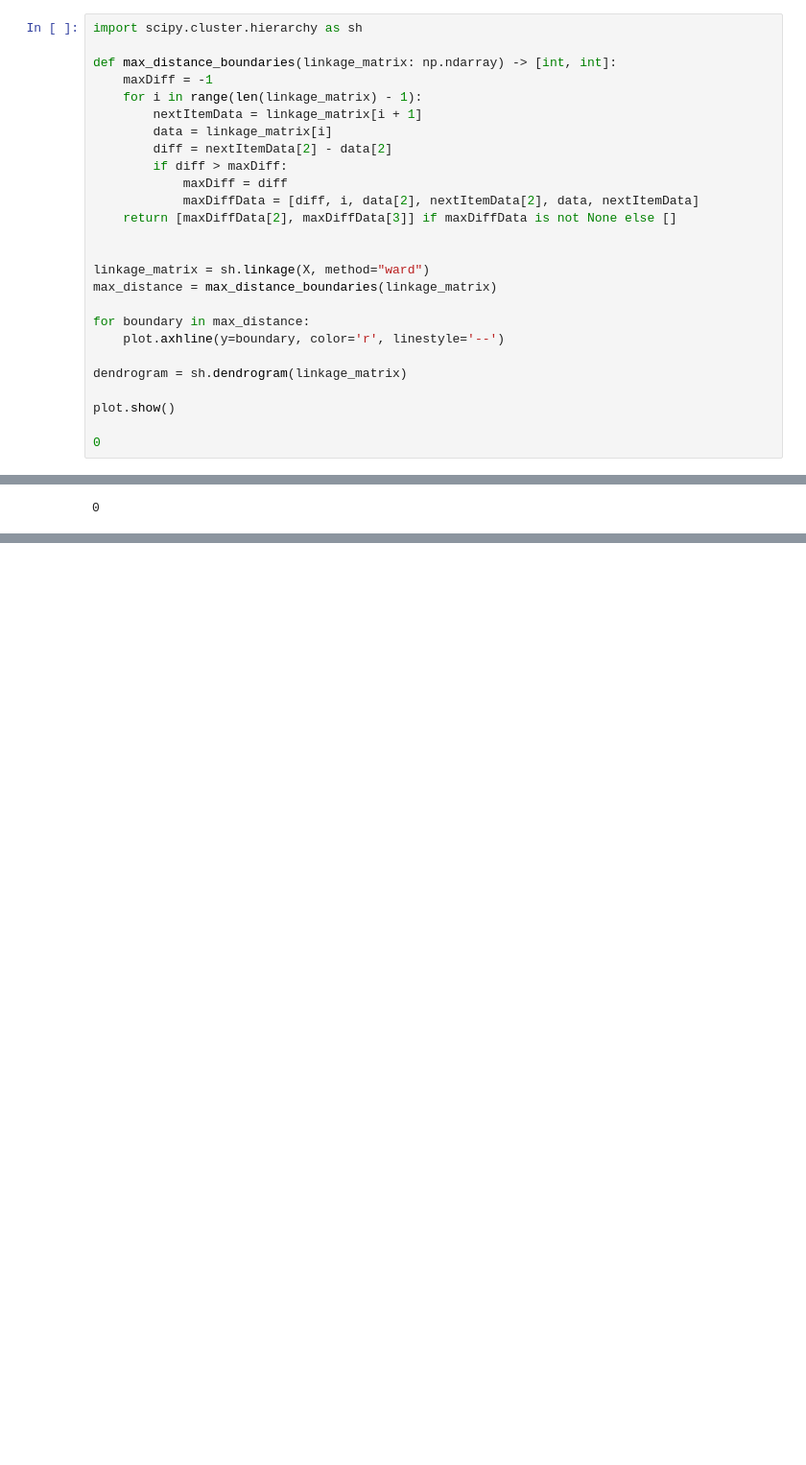
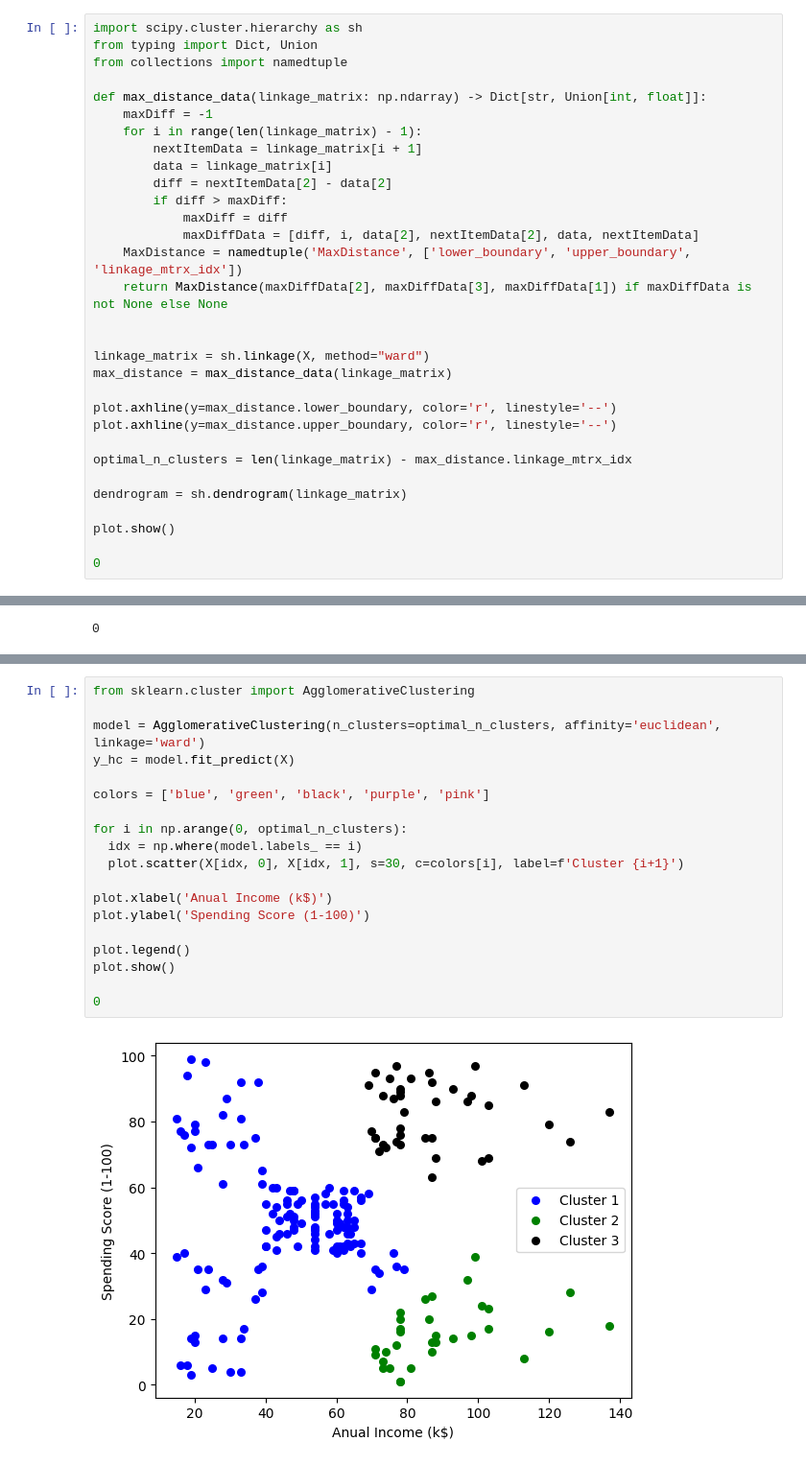
Before and after one commit to jvlad/machine_learning_exercises, a Jupyter notebook: src/clustering/hirarchical_clustering.ipynb, the cells around one changed output, grey strips where cells are left out. Shown at 96% size. Drawn from its saved outputs; the diff is of its cells as text; blank space fills up the shorter version.

Commit message:
Completed clustering exercises

```diff
--- a/src/clustering/hirarchical_clustering.ipynb
+++ b/src/clustering/hirarchical_clustering.ipynb
@@ -18,8 +18,10 @@ X = dataset.iloc[:, 3:5].values
 0
 # %%
 import scipy.cluster.hierarchy as sh
+from typing import Dict, Union
+from collections import namedtuple
 
-def max_distance_boundaries(linkage_matrix: np.ndarray) -> [int, int]:
+def max_distance_data(linkage_matrix: np.ndarray) -> Dict[str, Union[int, float]]:
     maxDiff = -1
     for i in range(len(linkage_matrix) - 1):
         nextItemData = linkage_matrix[i + 1]
@@ -28,14 +30,17 @@ def max_distance_boundaries(linkage_matrix: np.ndarray) -> [int, int]:
         if diff > maxDiff:
             maxDiff = diff
             maxDiffData = [diff, i, data[2], nextItemData[2], data, nextItemData]
-    return [maxDiffData[2], maxDiffData[3]] if maxDiffData is not None else []
+    MaxDistance = namedtuple('MaxDistance', ['lower_boundary', 'upper_boundary', 'linkage_mtrx_idx'])
+    return MaxDistance(maxDiffData[2], maxDiffData[3], maxDiffData[1]) if maxDiffData is not None else None
 
 
 linkage_matrix = sh.linkage(X, method="ward")
-max_distance = max_distance_boundaries(linkage_matrix)
+max_distance = max_distance_data(linkage_matrix)
 
-for boundary in max_distance:
-    plot.axhline(y=boundary, color='r', linestyle='--')
+plot.axhline(y=max_distance.lower_boundary, color='r', linestyle='--')
+plot.axhline(y=max_distance.upper_boundary, color='r', linestyle='--')
+
+optimal_n_clusters = len(linkage_matrix) - max_distance.linkage_mtrx_idx
 
 dendrogram = sh.dendrogram(linkage_matrix)
 
@@ -53,0 +53,21 @@ model = AgglomerativeClustering(n_clusters=5, affinity='euclidean', linkage='war
+# %%
+from sklearn.cluster import AgglomerativeClustering
+
+model = AgglomerativeClustering(n_clusters=optimal_n_clusters, affinity='euclidean', linkage='ward')
+y_hc = model.fit_predict(X)
+
+colors = ['blue', 'green', 'black', 'purple', 'pink']
+
+for i in np.arange(0, optimal_n_clusters):
+  idx = np.where(model.labels_ == i)
+  plot.scatter(X[idx, 0], X[idx, 1], s=30, c=colors[i], label=f'Cluster {i+1}')
+
+plot.xlabel('Anual Income (k$)')
+plot.ylabel('Spending Score (1-100)')
+
+plot.legend()
+plot.show()
+
+0
+# %% [output]
+[figure, added]
```
Also changed, not shown: parts of 2 cells of this notebook, 1 other file.
